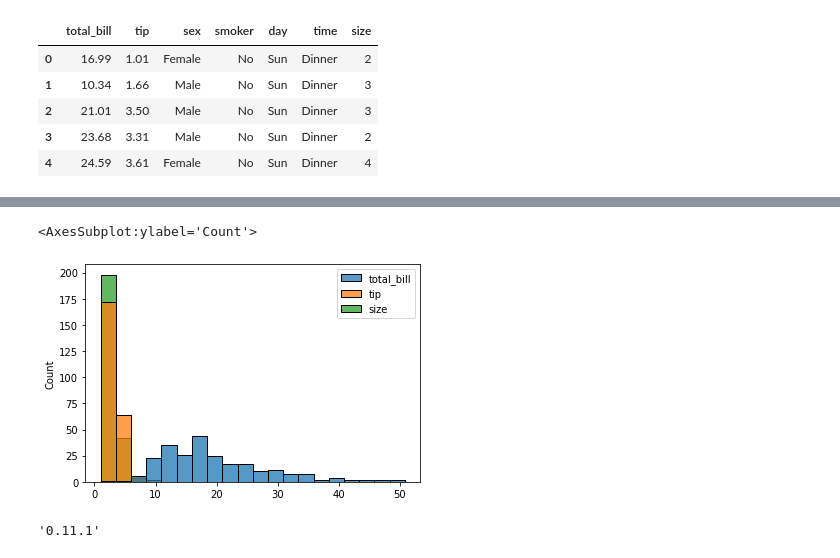
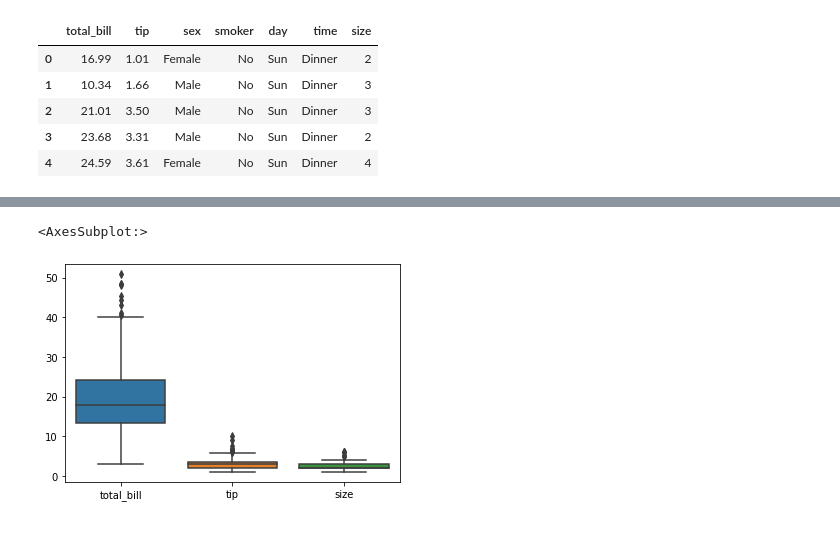
Before and after one commit to LavanyaUnnagiri/Data-Science, a Jupyter notebook: Seaborn Plots.ipynb, the cells around one changed output, grey strips where cells are left out. Drawn from its saved outputs; the diff is of its cells as text; code cells hidden in the pictures.

```diff
--- a/Seaborn Plots.ipynb
+++ b/Seaborn Plots.ipynb
@@ -240,10 +118,5 @@ sns.histplot(x='total_bill',data=df1,hue="sex")
-# %%
-import seaborn as sns
-sns.histplot(df1)
-# %% [output]
-<AxesSubplot:ylabel='Count'>
-[figure, removed]
-# %%
-sns.__version__
-# %% [output]
-'0.11.1'
+# %%
+sns.boxplot(data=df1)
+# %% [output]
+<AxesSubplot:>
+[figure, added]
```
Also changed, not shown: parts of 80 cells of this notebook.
